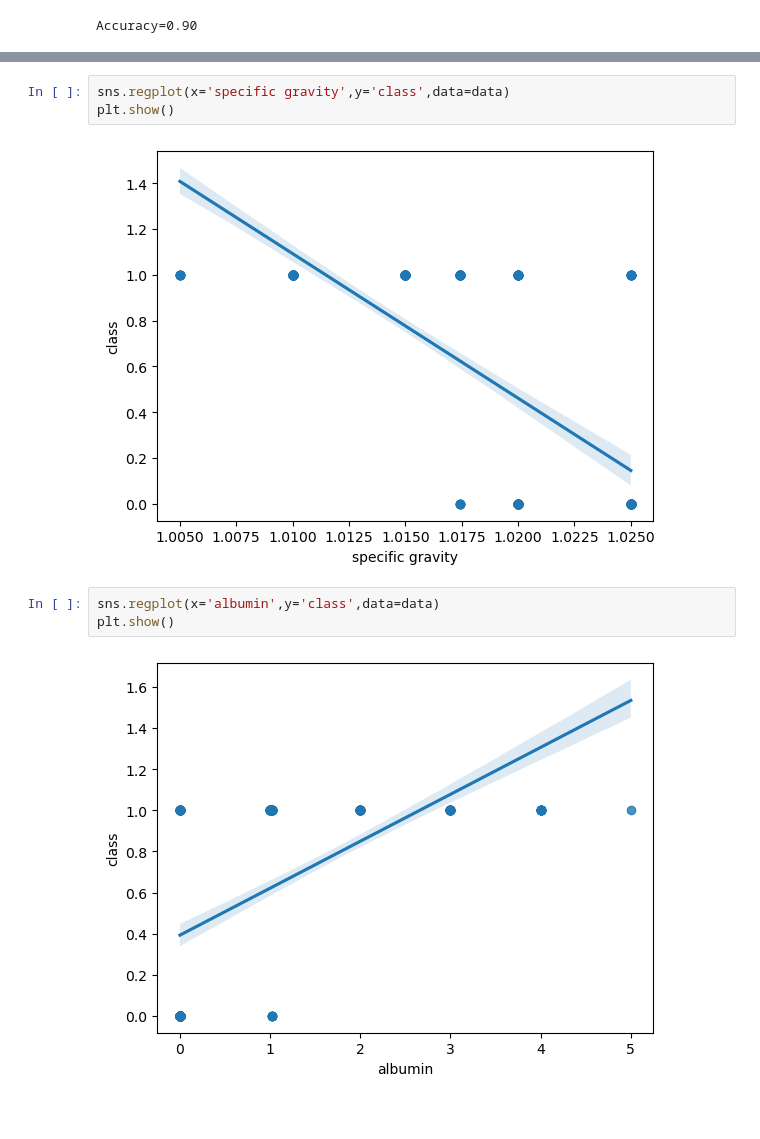
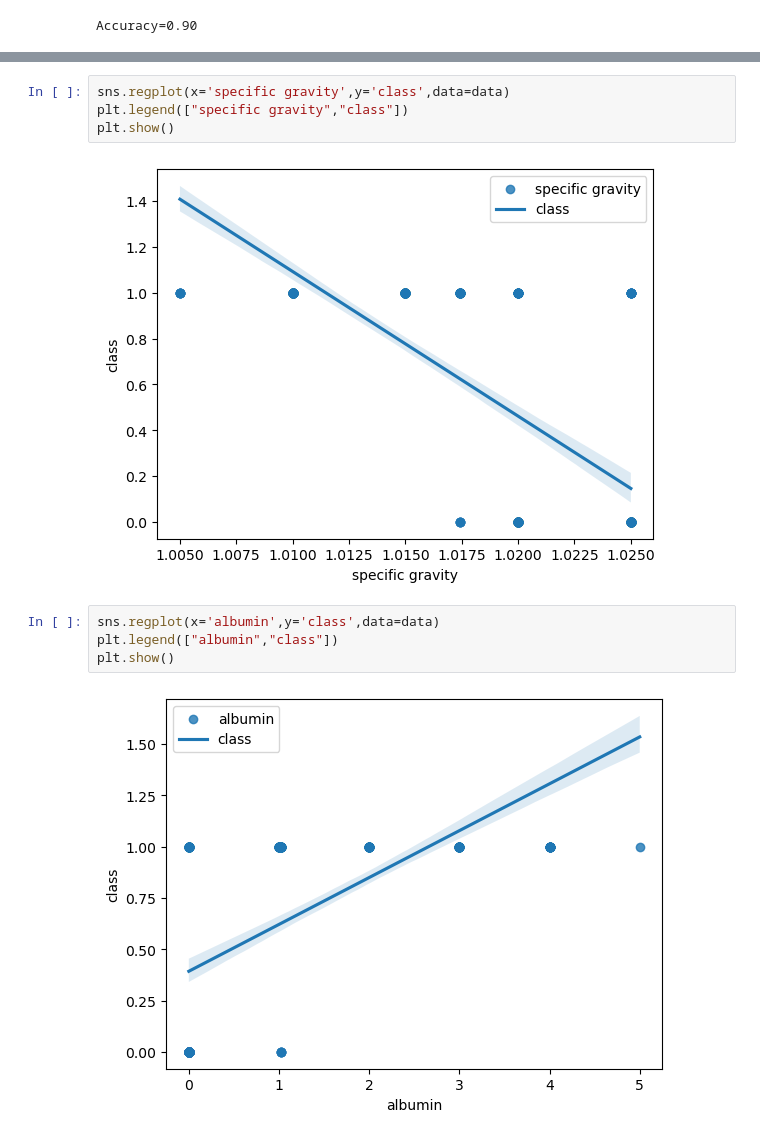
Before and after one commit to koubaib-ben-yedder/Machine_Learning_Algorithms_Checkpoint, a Jupyter notebook: Machine Learning Algorithms Checkpoint.ipynb, the cells around one changed output, grey strips where cells are left out. Saved outputs shown, nothing was run; the diff lists cells and outputs as text.

```diff
--- a/Machine Learning Algorithms Checkpoint.ipynb
+++ b/Machine Learning Algorithms Checkpoint.ipynb
@@ -328,12 +329,14 @@ plt.show()
 # %%
 sns.regplot(x='specific gravity',y='class',data=data)
+plt.legend(["specific gravity","class"])
 plt.show()
 # %% [output]
-[figure, old version]
+[figure, new version]
 # %%
 sns.regplot(x='albumin',y='class',data=data)
+plt.legend(["albumin","class"])
 plt.show()
 # %% [output]
-[figure, old version]
+[figure, new version]
 # %%
 sns.regplot(x='sugar',y='class',data=data)
```
Also changed, not shown: parts of 16 cells of this notebook.
